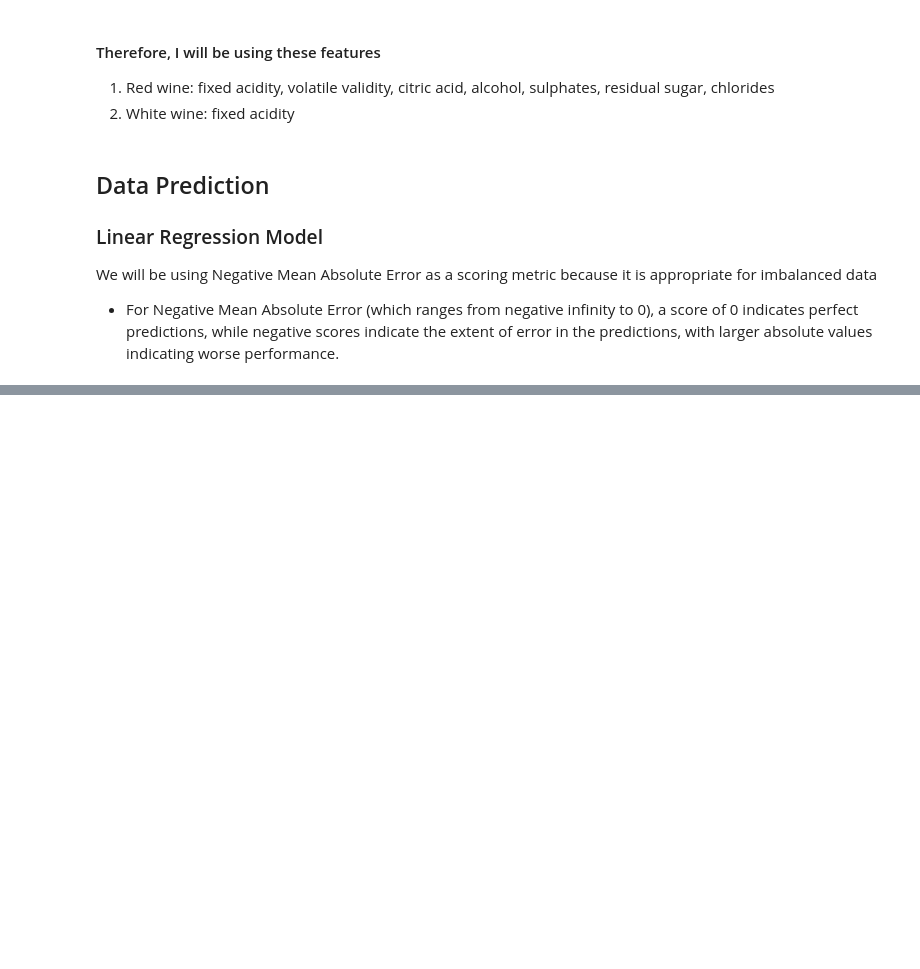
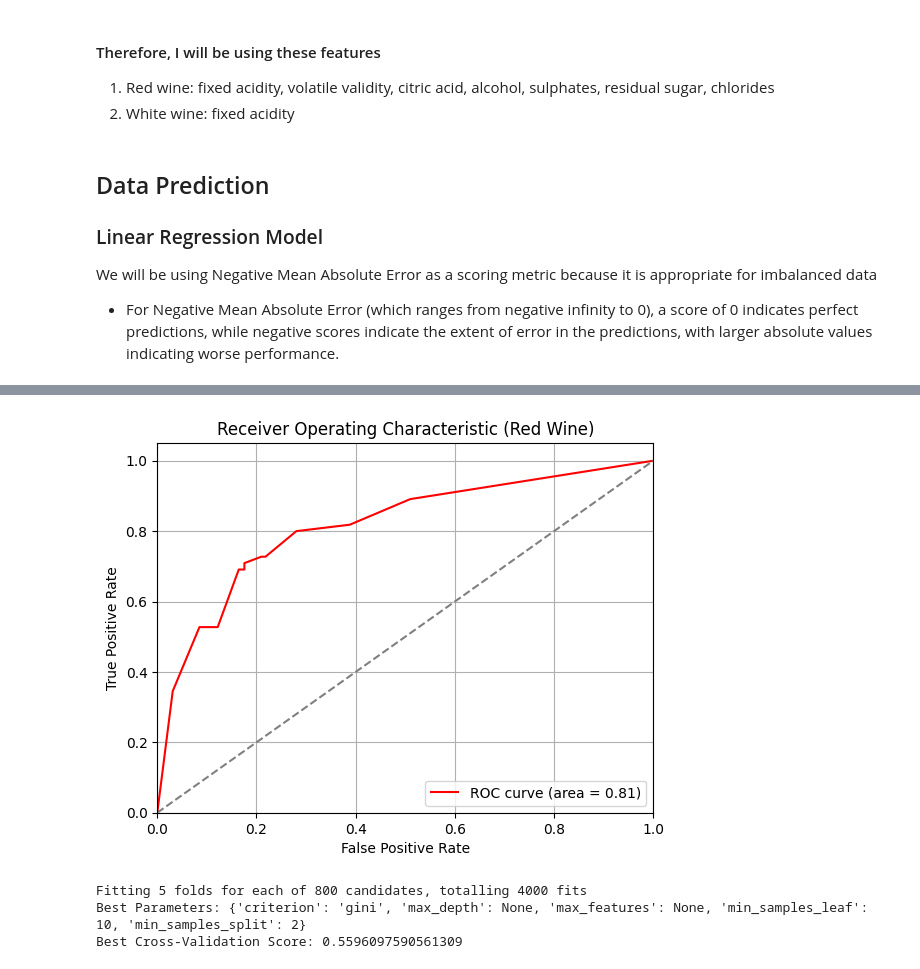
Before and after one commit to ProfessionalSalmon/wine-quality-prediction, a Jupyter notebook: winequality.ipynb, the cells around one changed output, grey strips where cells are left out. Saved outputs shown, nothing was run; the diff lists cells and outputs as text; code cells hidden in the pictures; blank space fills up the shorter version.

```diff
--- a/winequality.ipynb
+++ b/winequality.ipynb
@@ -350,0 +383,3 @@ Mean Accuracy for Red train dataset: 0.6752096756977118
+# %%
+X_train_red, X_test_red, y_train_red, y_test_red = train_test_split(X_red_capped_for_train, y_red, test_size = 0.30, random_state = 42, stratify = y_red)
+X_train_white, X_test_white, y_train_white, y_test_white = train_test_split(X_white_capped_for_train, y_white, test_size = 0.30, random_state = 42, stratify = y_white)
@@ -350,0 +439,48 @@ Mean Accuracy for Red train dataset: 0.6752096756977118
+# %%
+best_red = red_search.best_estimator_
+y_prob_red = best_red.predict_proba(X_test_red)[:, 1] # probabilities for 'good' class
+
+# calculate ROC Curve and AUC
+fpr_red, tpr_red, thresholds_red = roc_curve(y_test_red, y_prob_red)
+roc_auc_red = auc(fpr_red, tpr_red)
+# %%
+plt.figure()
+plt.plot(fpr_red, tpr_red, color='red', label='ROC curve (area = {:.2f})'.format(roc_auc_red))
+plt.plot([0, 1], [0, 1], color='gray', linestyle='--')
+plt.xlim([0.0, 1.0])
+plt.ylim([0.0, 1.05])
+plt.xlabel('False Positive Rate')
+plt.ylabel('True Positive Rate')
+plt.title('Receiver Operating Characteristic (Red Wine)')
+plt.legend(loc='lower right')
+plt.grid()
+plt.show()
+# %% [output]
+[figure, added]
+# %%
+# adjust for imbalanced data, giving more weight to minority class than before adjusting
+tree = DecisionTreeClassifier(random_state=42, class_weight='balanced') # balanced class weight help adjust weight for imbalanced dataset
+
+param_grid = {
+    'criterion': ['gini', 'entropy'],
+    'max_depth': [None, 5, 10, 15, 20],
+    'min_samples_split': [2, 5, 10, 20],
+    'min_samples_leaf': [1, 2, 5, 10],
+    'max_features': [None, 'sqrt', 'log2', 0.5, 0.75]
+}
+
+white_search = GridSearchCV(estimator=tree,
+                             param_grid=param_grid,
+                             scoring='roc_auc', # suits when class imbalance is present.
+                             cv=kf,
+                             verbose=2,
+                             n_jobs=-1)
+
+white_search.fit(X_train_white, y_train_white)
+
+print(f'Best Parameters: {white_search.best_params_}')
+print(f'Best Cross-Validation Score: {white_search.best_score_}')
+# %% [output]
+Fitting 5 folds for each of 800 candidates, totalling 4000 fits
+Best Parameters: {'criterion': 'gini', 'max_depth': None, 'max_features': None, 'min_samples_leaf': 10, 'min_samples_split': 2}
+Best Cross-Validation Score: 0.5596097590561309
```
Also changed, not shown: parts of 19 cells of this notebook, 1 other file.
